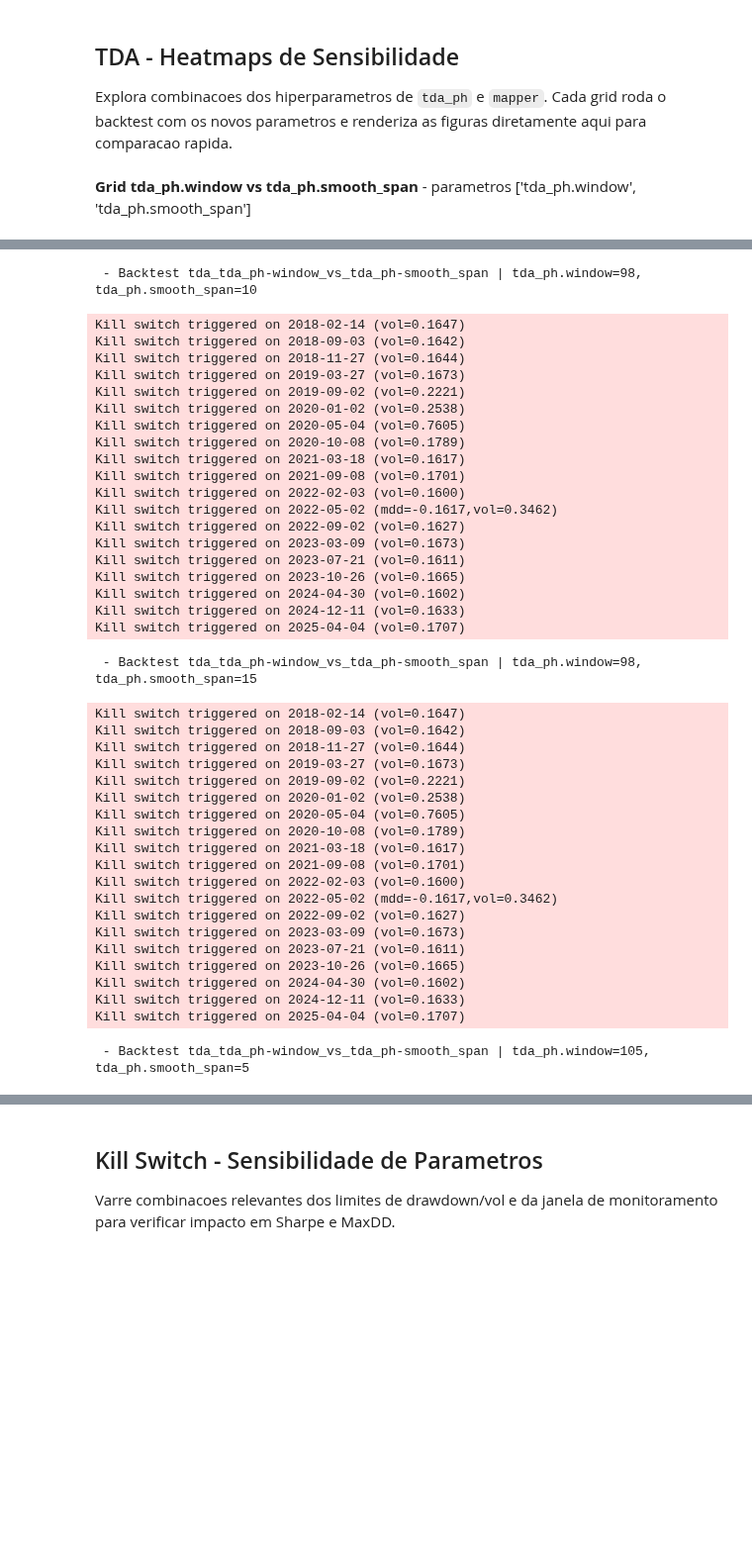
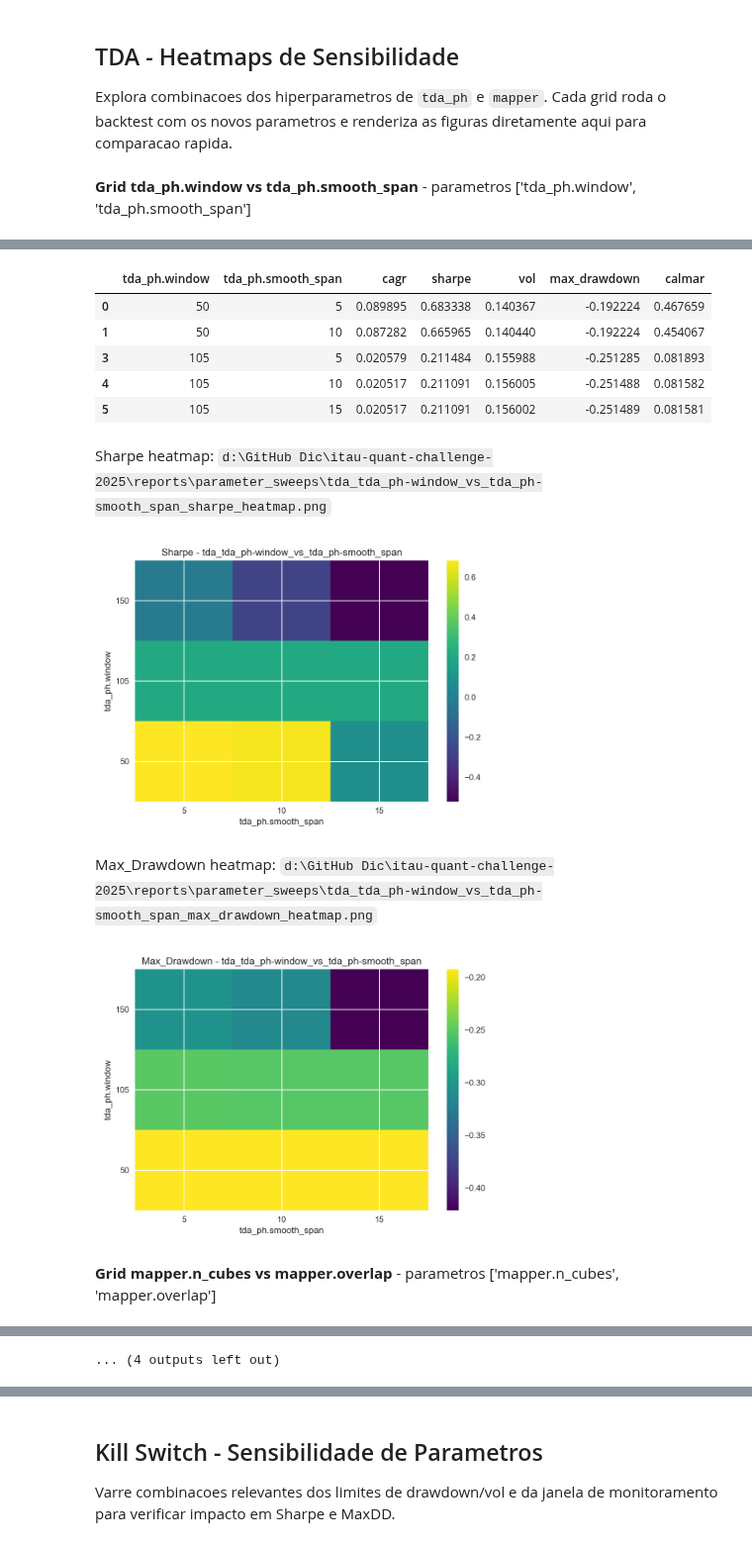
Before and after one commit to cockles98/itau-quant-challenge-2025, a Jupyter notebook: notebooks/end_to_end_pipeline.ipynb, the cells around one changed output, grey strips where cells are left out. Shown at 99% size. Cells and saved outputs as stored; diff of their text form; code cells hidden in the pictures; blank space fills up the shorter version.

```diff
--- a/notebooks/end_to_end_pipeline.ipynb
+++ b/notebooks/end_to_end_pipeline.ipynb
@@ -410,9 +415,10 @@ def run_two_param_heatmaps(cfg_base, panel_data, grid, report_prefix, plot_metri
 Explora combinacoes dos hiperparametros de `tda_ph` e `mapper`. Cada grid roda o backtest com os novos parametros e renderiza as figuras diretamente aqui para comparacao rapida.
 # %%
 tda_grids = [
-    {"name": "tda_ph.window vs tda_ph.smooth_span", "grid": {"tda_ph.window": [101, 105, 109], "tda_ph.smooth_span": [13, 15, 17]}},
-    {"name": "mapper.n_cubes vs mapper.overlap", "grid": {"mapper.n_cubes": [8, 9, 10], "mapper.overlap": [0.4, 0.5, 0.6]}},
-    {"name": "mapper.overlap vs mapper.eps_quantile", "grid": {"mapper.overlap": [0.20, 0.35, 0.50], "mapper.eps_quantile": [0.10, 0.15, 0.20]}},
+    {"name": "tda_ph.window vs tda_ph.smooth_span", "grid": {"tda_ph.window": [15,30,45,60,75,90,105,120,135,150,165,180,195], "tda_ph.smooth_span": [1,2,3,4,5,6,7,8,9,10,11,12,13,14,15,16,17,18,19,20,21]}},
+    {"name": "mapper.n_cubes vs mapper.overlap", "grid": {"mapper.min_cluster_size": [1,2,3,4,5,6,7,8,9,10,11,12,13,14,15,16,17,18,19,20,21], "mapper.overlap": [0.1,0.2,0.3,0.4,0.5,0.6,0.7,0.8,0.9,1.0]}},
+    {"name": "mapper.overlap vs mapper.eps_quantile", "grid": {"mapper.overlap": [0.1,0.2,0.3,0.4,0.5,0.6,0.7,0.8,0.9,1.0], "mapper.eps_quantile": [0.01,0.02,0.03,0.04,0.05,0.06,0.07,0.08,0.09,0.1,0.11,0.12,0.13,0.14,0.15,0.16,0.17,0.18,0.19,0.2]}},
+    {"name": "mapper.overlap vs mapper.eps_quantile", "grid": {"mapper.n_cubes": [1,2,3,4,5,6,7,8,9,10,11,12,13,14,15,16,17,18,19,20,21], "mapper.eps_quantile": [0.01,0.02,0.03,0.04,0.05,0.06,0.07,0.08,0.09,0.1,0.11,0.12,0.13,0.14,0.15,0.16,0.17,0.18,0.19,0.2]}},
 ]
 
 tda_runs = {}
@@ -448,0 +464,11 @@ display(tda_summary)
+|  | tda_ph.window | tda_ph.smooth_span | cagr | sharpe | vol | max_drawdown | calmar |
+| 0 | 50 | 5 | 0.089895 | 0.683338 | 0.140367 | -0.192224 | 0.467659 |
+| 1 | 50 | 10 | 0.087282 | 0.665965 | 0.140440 | -0.192224 | 0.454067 |
+| 3 | 105 | 5 | 0.020579 | 0.211484 | 0.155988 | -0.251285 | 0.081893 |
+| 4 | 105 | 10 | 0.020517 | 0.211091 | 0.156005 | -0.251488 | 0.081582 |
+| 5 | 105 | 15 | 0.020517 | 0.211091 | 0.156002 | -0.251489 | 0.081581 |
+Sharpe heatmap: `d:\GitHub Dic\itau-quant-challenge-2025\reports\parameter_sweeps\tda_tda_ph-window_vs_tda_ph-smooth_span_sharpe_heatmap.png`
+[figure, added]
+Max_Drawdown heatmap: `d:\GitHub Dic\itau-quant-challenge-2025\reports\parameter_sweeps\tda_tda_ph-window_vs_tda_ph-smooth_span_max_drawdown_heatmap.png`
+[figure, added]
+**Grid mapper.n_cubes vs mapper.overlap** - parametros ['mapper.n_cubes', 'mapper.overlap']
@@ -468,41 +493 @@ Kill switch triggered on 2025-03-31 (vol=0.1623)
- - Backtest tda_tda_ph-window_vs_tda_ph-smooth_span | tda_ph.window=98, tda_ph.smooth_span=10
+... (4 outputs left out)
-Kill switch triggered on 2018-02-14 (vol=0.1647)
-Kill switch triggered on 2018-09-03 (vol=0.1642)
-Kill switch triggered on 2018-11-27 (vol=0.1644)
-Kill switch triggered on 2019-03-27 (vol=0.1673)
-Kill switch triggered on 2019-09-02 (vol=0.2221)
-Kill switch triggered on 2020-01-02 (vol=0.2538)
-Kill switch triggered on 2020-05-04 (vol=0.7605)
-Kill switch triggered on 2020-10-08 (vol=0.1789)
-Kill switch triggered on 2021-03-18 (vol=0.1617)
-Kill switch triggered on 2021-09-08 (vol=0.1701)
-Kill switch triggered on 2022-02-03 (vol=0.1600)
-Kill switch triggered on 2022-05-02 (mdd=-0.1617,vol=0.3462)
-Kill switch triggered on 2022-09-02 (vol=0.1627)
-Kill switch triggered on 2023-03-09 (vol=0.1673)
-Kill switch triggered on 2023-07-21 (vol=0.1611)
-Kill switch triggered on 2023-10-26 (vol=0.1665)
-Kill switch triggered on 2024-04-30 (vol=0.1602)
-Kill switch triggered on 2024-12-11 (vol=0.1633)
-Kill switch triggered on 2025-04-04 (vol=0.1707)
- - Backtest tda_tda_ph-window_vs_tda_ph-smooth_span | tda_ph.window=98, tda_ph.smooth_span=15
-Kill switch triggered on 2018-02-14 (vol=0.1647)
-Kill switch triggered on 2018-09-03 (vol=0.1642)
-Kill switch triggered on 2018-11-27 (vol=0.1644)
-Kill switch triggered on 2019-03-27 (vol=0.1673)
-Kill switch triggered on 2019-09-02 (vol=0.2221)
-Kill switch triggered on 2020-01-02 (vol=0.2538)
-Kill switch triggered on 2020-05-04 (vol=0.7605)
-Kill switch triggered on 2020-10-08 (vol=0.1789)
-Kill switch triggered on 2021-03-18 (vol=0.1617)
-Kill switch triggered on 2021-09-08 (vol=0.1701)
-Kill switch triggered on 2022-02-03 (vol=0.1600)
-Kill switch triggered on 2022-05-02 (mdd=-0.1617,vol=0.3462)
-Kill switch triggered on 2022-09-02 (vol=0.1627)
-Kill switch triggered on 2023-03-09 (vol=0.1673)
-Kill switch triggered on 2023-07-21 (vol=0.1611)
-Kill switch triggered on 2023-10-26 (vol=0.1665)
-Kill switch triggered on 2024-04-30 (vol=0.1602)
-Kill switch triggered on 2024-12-11 (vol=0.1633)
-Kill switch triggered on 2025-04-04 (vol=0.1707)
- - Backtest tda_tda_ph-window_vs_tda_ph-smooth_span | tda_ph.window=105, tda_ph.smooth_span=5
```
Also changed, not shown: parts of 4 cells of this notebook.
